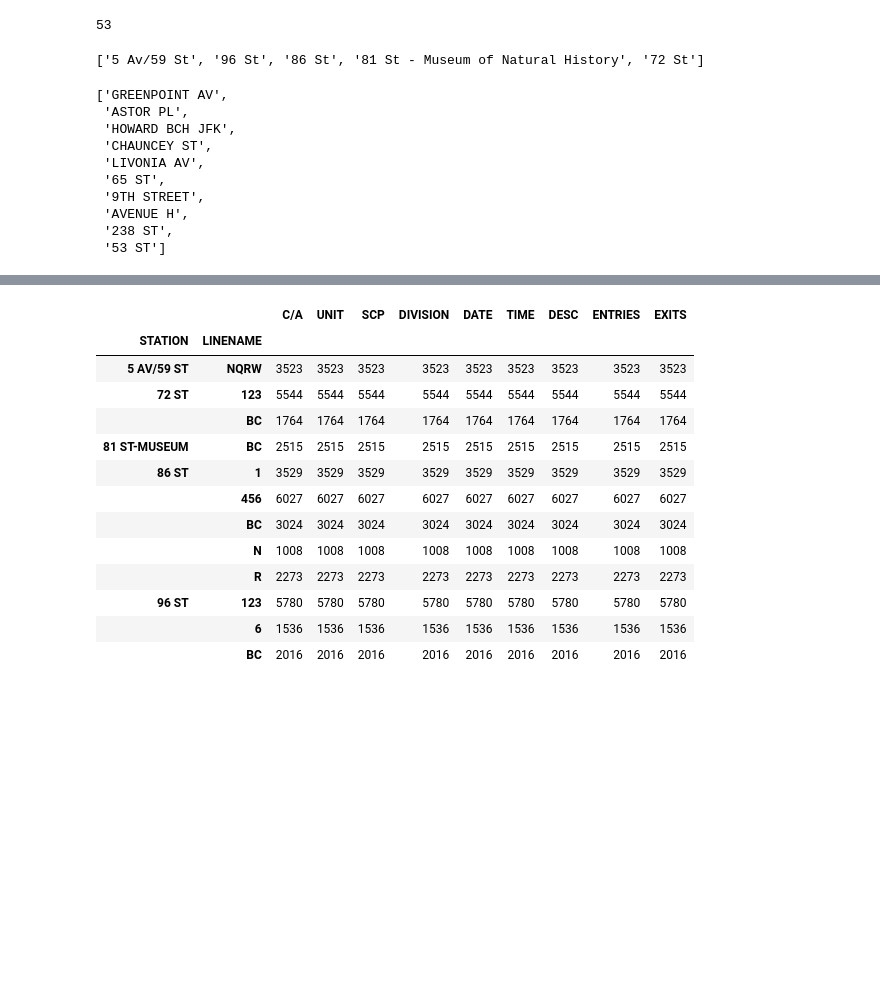
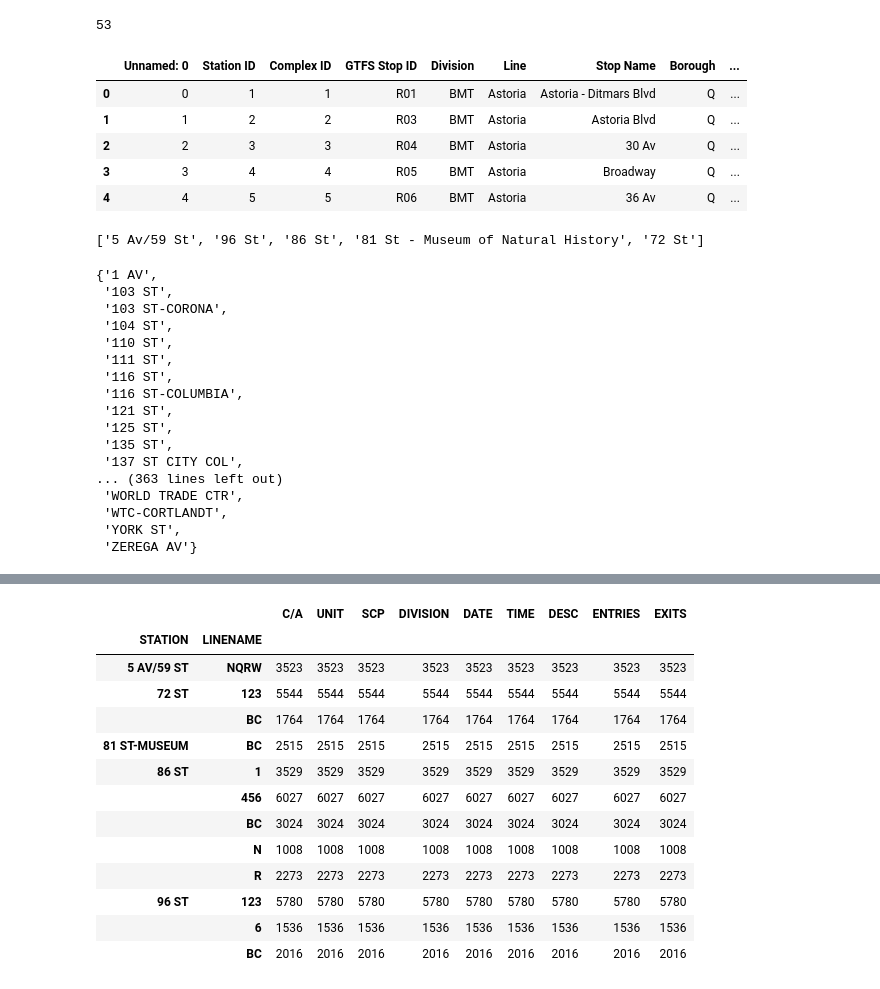
Before and after one commit to brendanlafferty/MTA-EDA, a Jupyter notebook: 01-mta-project1.ipynb, the cells around one changed output, grey strips where cells are left out. Saved outputs shown, nothing was run; the diff lists cells and outputs as text; code cells hidden in the pictures; blank space fills up the shorter version.

```diff
--- a/01-mta-project1.ipynb
+++ b/01-mta-project1.ipynb
@@ -41,5 +38,14 @@ blocks = census_block_loc[(census_block_loc.BlockCode.map(lambda x: x//10000) ==
 print(len(blocks))
 # %% [output]
 53
+# %%
+station_data.head()
+# %% [output]
+|  | Unnamed: 0 | Station ID | Complex ID | GTFS Stop ID | Division | Line | Stop Name | Borough | ... |
+| 0 | 0 | 1 | 1 | R01 | BMT | Astoria | Astoria - Ditmars Blvd | Q | ... |
+| 1 | 1 | 2 | 2 | R03 | BMT | Astoria | Astoria Blvd | Q | ... |
+| 2 | 2 | 3 | 3 | R04 | BMT | Astoria | 30 Av | Q | ... |
+| 3 | 3 | 4 | 4 | R05 | BMT | Astoria | Broadway | Q | ... |
+| 4 | 4 | 5 | 5 | R06 | BMT | Astoria | 36 Av | Q | ... |
 # %%
 # Find the stations within the top 1 census tract using the blocks' lon-lat
@@ -51,18 +57,25 @@ stop_name_list
 # %% [output]
 ['5 Av/59 St', '96 St', '86 St', '81 St - Museum of Natural History', '72 St']
 # %%
-list(set(df2020.STATION))[:10]
+set(df2020.STATION)
 # %% [output]
-['GREENPOINT AV',
- 'ASTOR PL',
- 'HOWARD BCH JFK',
- 'CHAUNCEY ST',
- 'LIVONIA AV',
- '65 ST',
- '9TH STREET',
- 'AVENUE H',
- '238 ST',
- '53 ST']
+{'1 AV',
+ '103 ST',
+ '103 ST-CORONA',
+ '104 ST',
+ '110 ST',
+ '111 ST',
+ '116 ST',
+ '116 ST-COLUMBIA',
+ '121 ST',
+ '125 ST',
+ '135 ST',
+ '137 ST CITY COL',
+... (363 lines left out)
+ 'WORLD TRADE CTR',
+ 'WTC-CORTLANDT',
+ 'YORK ST',
+ 'ZEREGA AV'}
 # %%
 # Manually find the 5 stations from MTA dataset that match the stations' names in Stations.csv
 top1_stations = \
```
Also changed, not shown: parts of 25 cells of this notebook, 5 other files.
